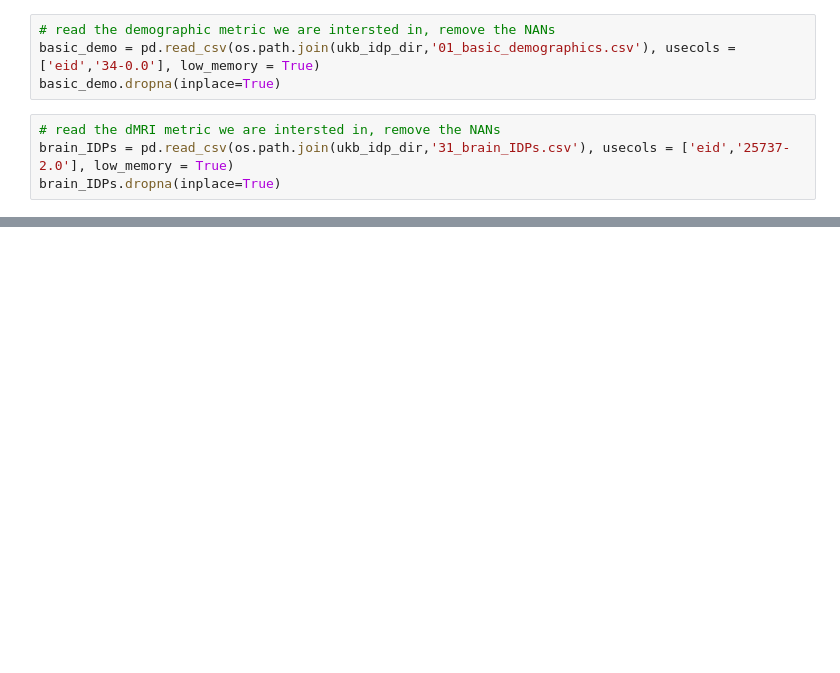
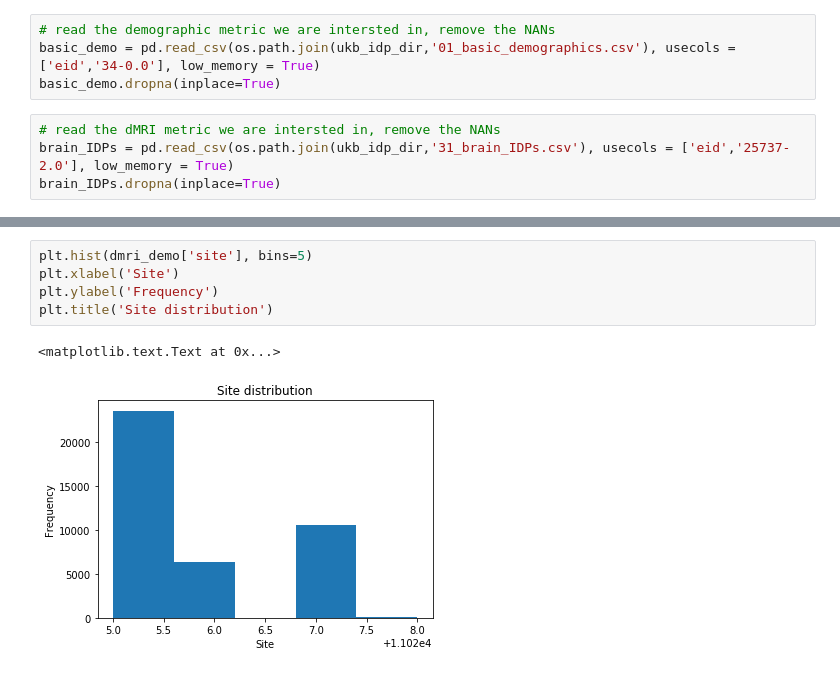
Before and after one commit to ramonacirstian/Diffusion, a Jupyter notebook: basic_stats.ipynb, the cells around one changed output, grey strips where cells are left out. Saved outputs shown, nothing was run; the diff lists cells and outputs as text; blank space fills up the shorter version.

```diff
--- a/basic_stats.ipynb
+++ b/basic_stats.ipynb
@@ -59,0 +119,8 @@ brain_IDPs.dropna(inplace=True)
+# %%
+plt.hist(dmri_demo['site'], bins=5)
+plt.xlabel('Site')
+plt.ylabel('Frequency')
+plt.title('Site distribution')
+# %% [output]
+<matplotlib.text.Text at 0x...>
+[figure, added]
```
Also changed, not shown: parts of 19 cells of this notebook.
